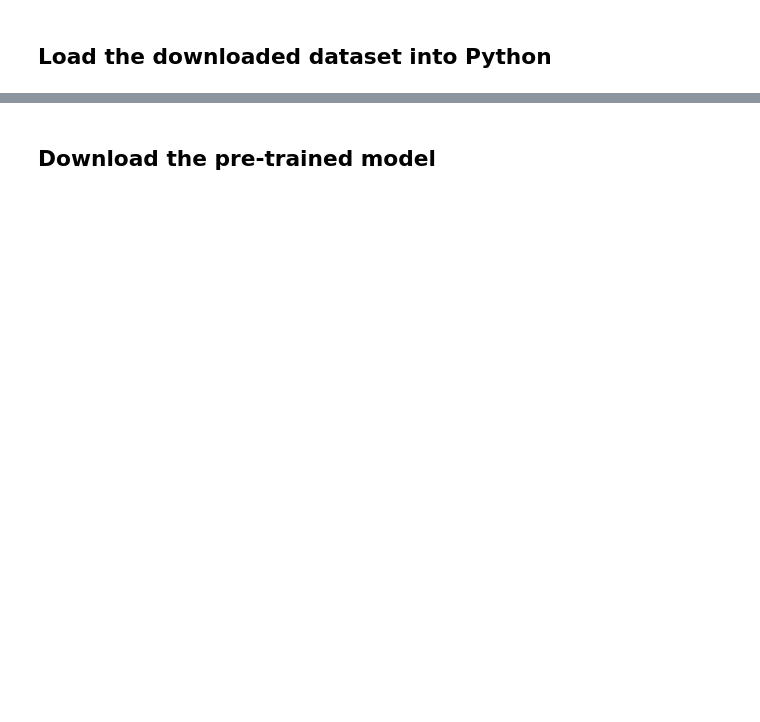
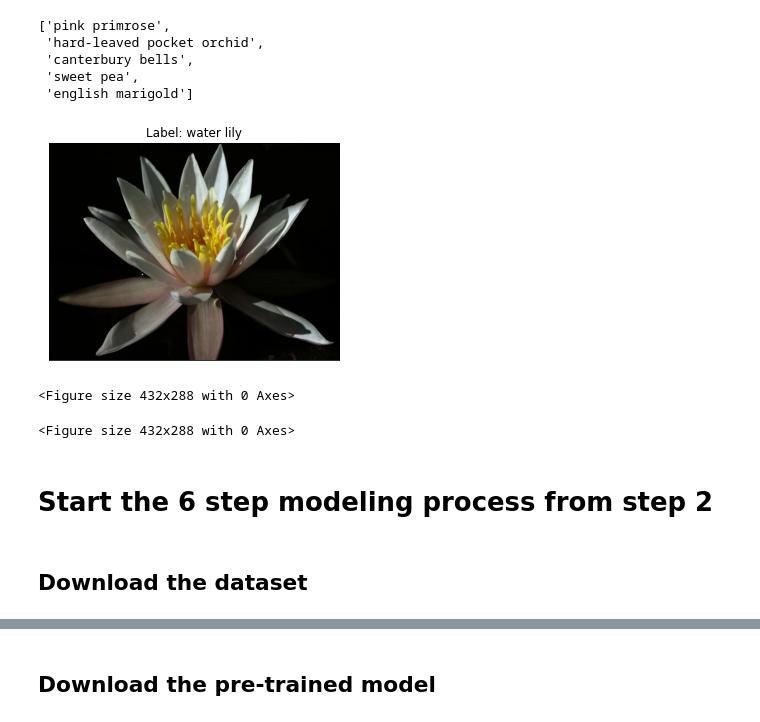
Before and after one commit to SHREYA194/python-for-ai, a Jupyter notebook: notebooks/13_Tuning_Deep_Learning_Models.ipynb, the cells around one changed output, grey strips where cells are left out. Saved outputs shown, nothing was run; the diff lists cells and outputs as text; code cells hidden in the pictures; blank space fills up the shorter version.

```diff
--- a/notebooks/13_Tuning_Deep_Learning_Models.ipynb
+++ b/notebooks/13_Tuning_Deep_Learning_Models.ipynb
@@ -0,0 +20,29 @@
+# %%
+# Load the dataset with TensorFlow Datasets.
+dataset = tfds.load('oxford_flowers102', as_supervised=True)
+# %%
+# Split out the individual items in the dataset dictionary
+test_set, training_set, validation_set = dataset['test'], dataset['train'], dataset['validation']
+# %%
+# Read the class_names
+with open(os.path.join('..','data', 'oxford102', 'labels.txt')) as file:
+    class_names = file.read().splitlines()
+class_names[:5]
+# %% [output]
+['pink primrose',
+ 'hard-leaved pocket orchid',
+ 'canterbury bells',
+ 'sweet pea',
+ 'english marigold']
+# %%
+# Plot an image
+for image, label in training_set.take(1):
+    image = image.numpy()
+    plt.xticks([])
+    plt.yticks([])
+    plt.grid(False)
+    plt.imshow(image)
+    plt.title('Label: {}'.format(class_names[label]))
+    break
+# %% [output]
+[figure, added]
@@ -1,2 +72,26 @@
+# %%
+# Training Images
+for idx, (image, label) in enumerate(tqdm(training_set)):
+    image = image.numpy()
+    plt.imshow(image)
+    plt.axis('off')
+    plt.savefig(os.path.join(oxford102_dir, 'train', class_names[label],'train_'+str(idx)+'.jpg'),
+                bbox_inches='tight', pad_inches=0)
+    plt.clf()
+# %% [output]
+<Figure size 432x288 with 0 Axes>
+# %%
+# Validation Images
+for idx, (image, label) in enumerate(tqdm(validation_set)):
+    image = image.numpy()
+    plt.imshow(image)
+    plt.axis('off')
+    plt.savefig(os.path.join(oxford102_dir, 'validation', class_names[label],'val_'+str(idx)+'.jpg'),
+                bbox_inches='tight', pad_inches=0)
+    plt.clf()
+# %% [output]
+<Figure size 432x288 with 0 Axes>
+# %% [markdown]
+# Start the 6 step modeling process from step 2
 # %% [markdown]
-## Load the downloaded dataset into Python
+## Download the dataset
```
Also changed, not shown: parts of 53 cells of this notebook, 3 other files.
